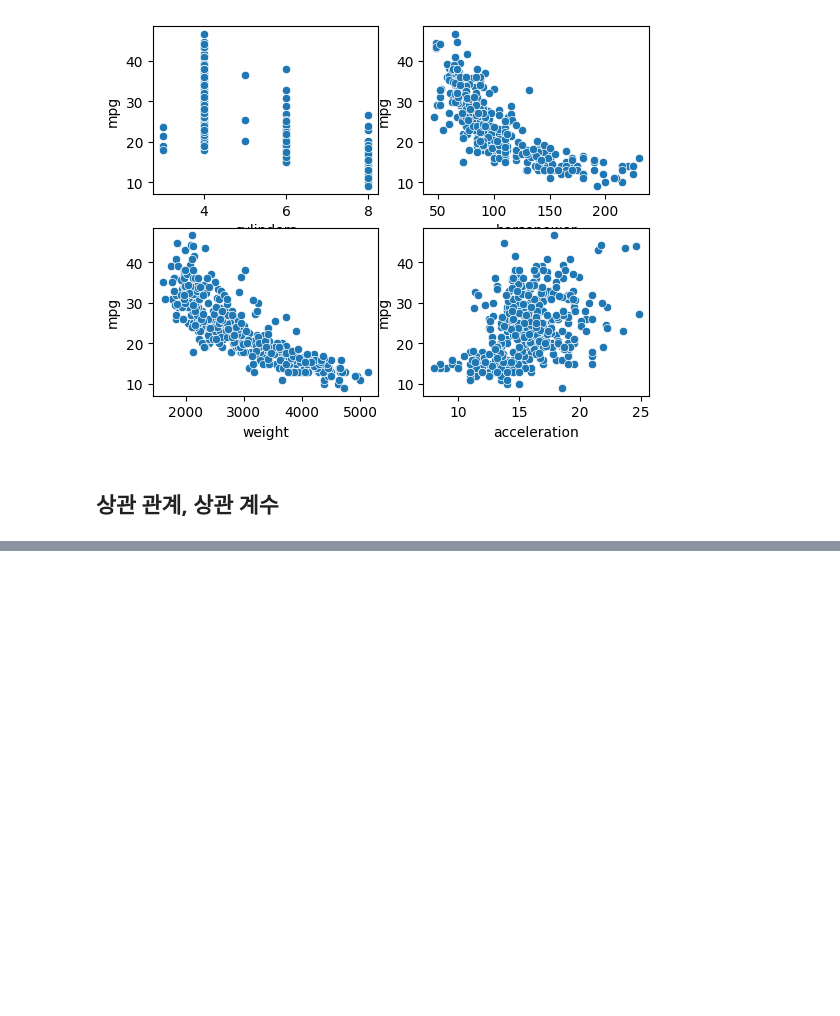
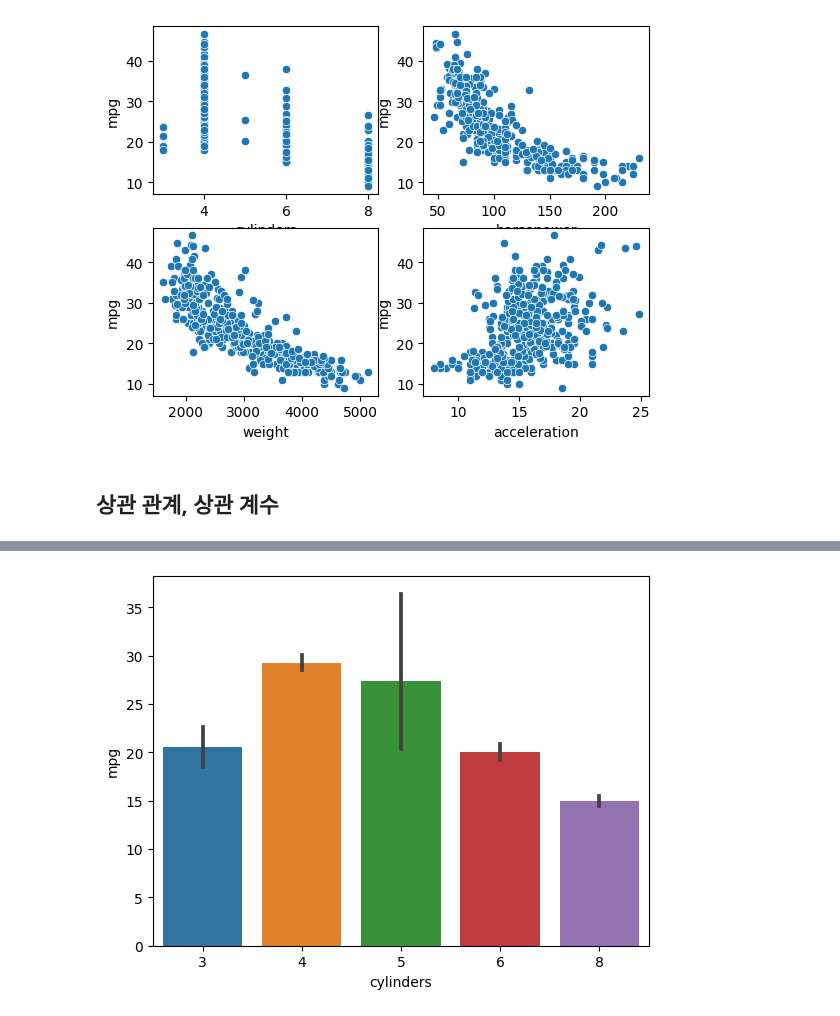
Before and after one commit to baesaa0304/StudyIT, a Jupyter notebook: py18_mpg.ipynb, the cells around one changed output, grey strips where cells are left out. Cells and saved outputs as stored; diff of their text form; code cells hidden in the pictures; blank space fills up the shorter version.

```diff
--- a/py18_mpg.ipynb
+++ b/py18_mpg.ipynb
@@ -167,0 +205,6 @@ plt.show()
+# %%
+sns.barplot(data=mpg, x='cylinders' , y='mpg')
+
+plt.show()
+# %% [output]
+[figure, added]
```
Also changed, not shown: parts of 11 cells of this notebook.
